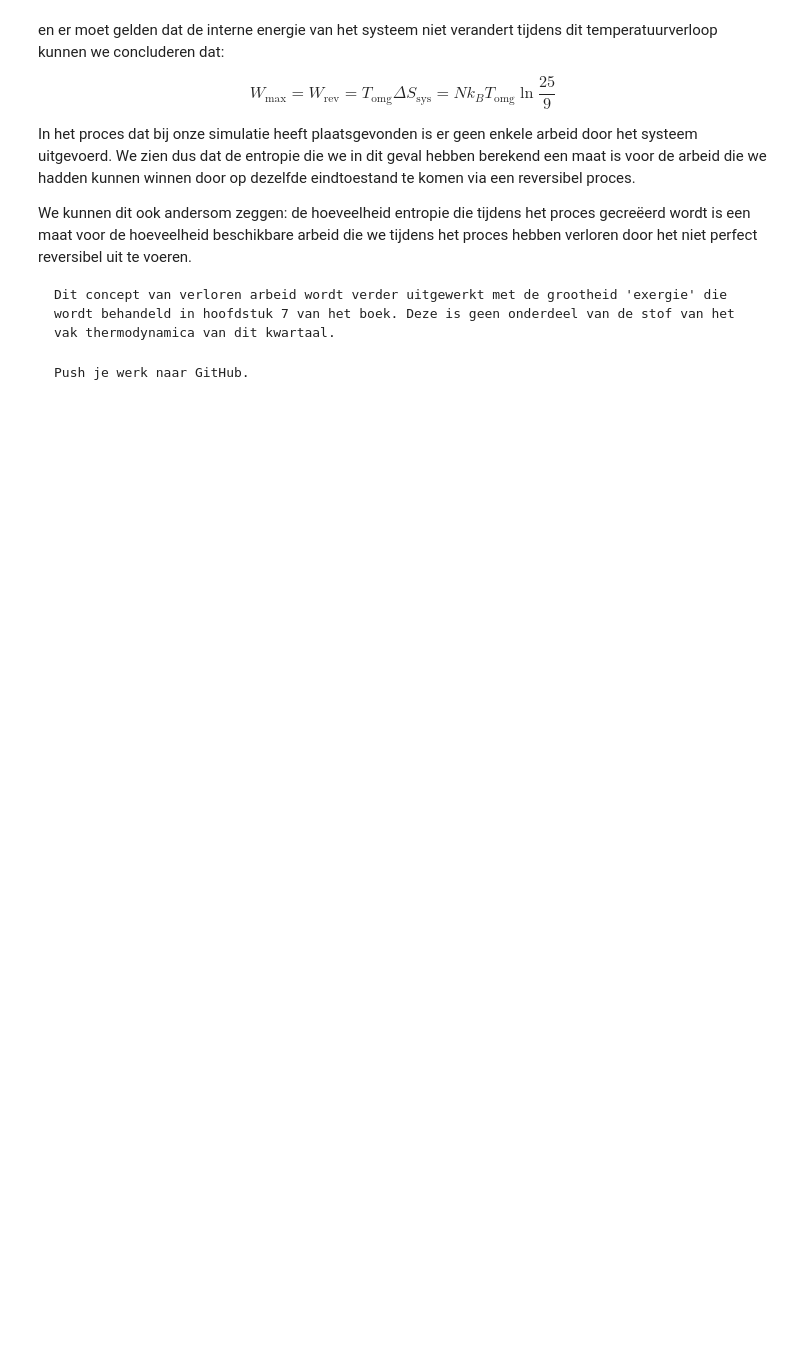
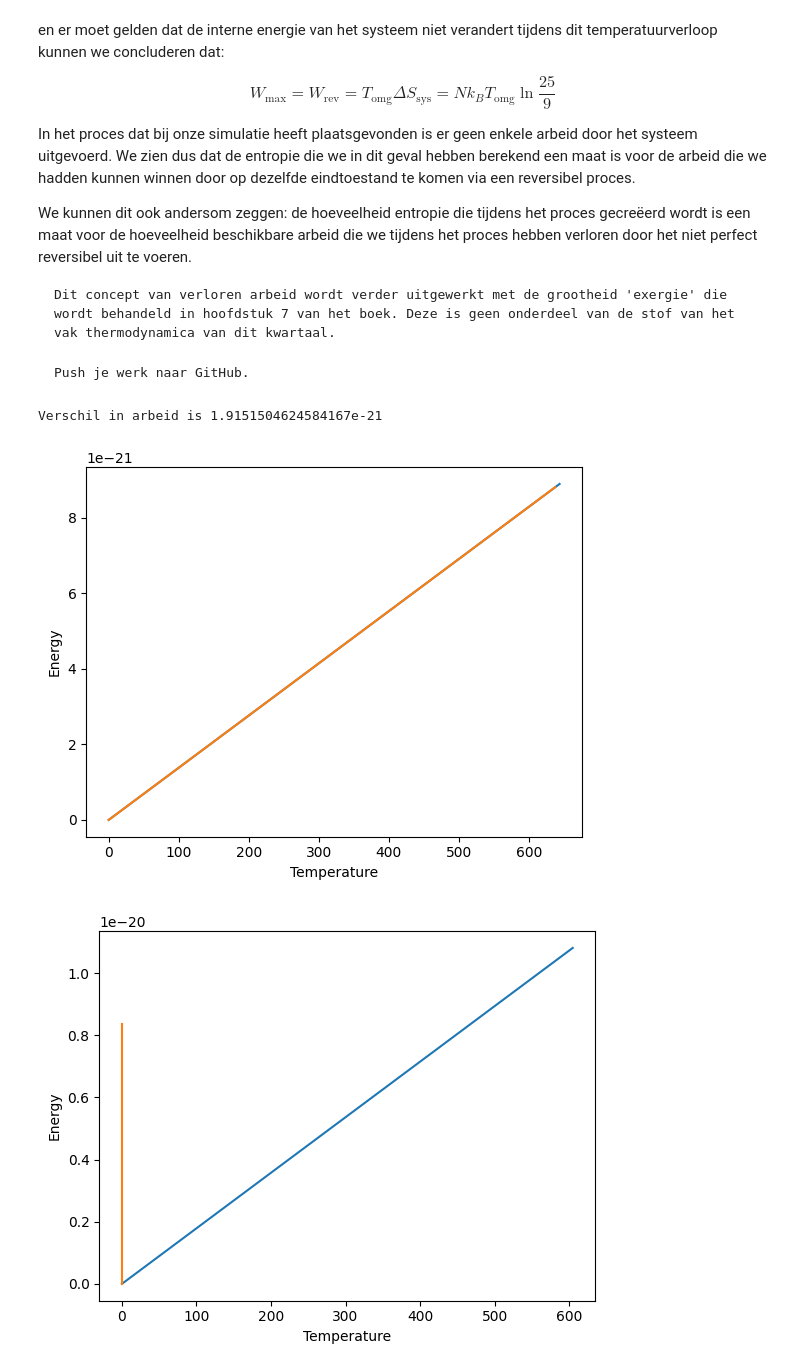
Before and after one commit to arenmeghdadi/314159265358979323846264338, a Jupyter notebook: Content/PySim/9_entropie.ipynb, the cells around one changed output. Cells and saved outputs as stored; diff of their text form; code cells hidden in the pictures; blank space fills up the shorter version.

````diff
--- a/Content/PySim/9_entropie.ipynb
+++ b/Content/PySim/9_entropie.ipynb
@@ -718,3 +860,73 @@ Dit concept van verloren arbeid wordt verder uitgewerkt met de grootheid 'exergi
 ```{exercise}
 Push je werk naar GitHub.
 ```
+# %%
+energies = np.zeros(1000, dtype=float)
+energies2 = np.zeros(1000, dtype=float)
+temperatures = np.zeros(1000, dtype=float)
+temperatures2 = np.zeros(1000, dtype=float)
+
+for i in range(500):
+    time += DT
+    cv1.take_time_step
+    cv2.take_time_step
+    energy = 0.0
+    energy2 = 0.0
+    for p in cv1.particles:
+        energy += p.kin_energy
+    for p in cv2.particles:
+        energy2 += p.kin_energy
+    energy = energy *30*1.66e-27 * 2.5 * 10**3
+    energy2 = energy2 *30*1.66e-27 * 2.5 * 10**3
+    temperatures[i] = cv1.temperature
+    temperatures2[i] = cv2.temperature
+    energies[i] = energy
+    energies2[i] = energy2
+
+energies1c = np.zeros(1000, dtype=float)
+energies2c = np.zeros(1000, dtype=float)
+temperatures1c = np.zeros(1000, dtype=float)
+temperatures2c = np.zeros(1000, dtype=float)
+heats1c = np.zeros(1000, dtype=float)
+heats2c = np.zeros(1000, dtype=float)
+
+for i in range(500):
+    time += DT
+    cv1c.take_time_step
+    cv2c.take_time_step
+    energyc = 0.0
+    energy2c = 0.0
+    for p in cv1c.particles:
+        energyc += p.kin_energy
+    for p in cv2c.particles:
+        energy2c += p.kin_energy
+    energyc = energyc *30*1.66e-27 * 2.5 * 10**3
+    energy2c = energy2c *30*1.66e-27 * 2.5 * 10**3
+    temperatures1c[i] = cv1c.temperature
+    temperatures1c[i] = cv2c.temperature
+    energies1c[i] = energyc
+    energies2c[i] = energy2c
+    heats1c[i] = cv1c.heat
+    heats2c[i] = cv2c.heat
+
+plt.figure()
+plt.plot(temperatures, energies)
+plt.plot(temperatures2, energies2)
+plt.xlabel('Temperature')
+plt.ylabel('Energy')
+
+
+plt.figure()
+plt.plot(temperatures1c, energies1c)
+plt.plot(temperatures2c, energies2c)
+plt.xlabel('Temperature')
+plt.ylabel('Energy')
+
+work_isothermal =  energies[0] - energies[-1]
+work_adiabatic = energies1c[0] - energies1c[-1]
+
+print('Verschil in arbeid is', np.abs(work_adiabatic - work_isothermal))
+# %% [output]
+Verschil in arbeid is 1.9151504624584167e-21
+[figure, added]
+[figure, added]
````
Also changed, not shown: parts of 11 cells of this notebook.
